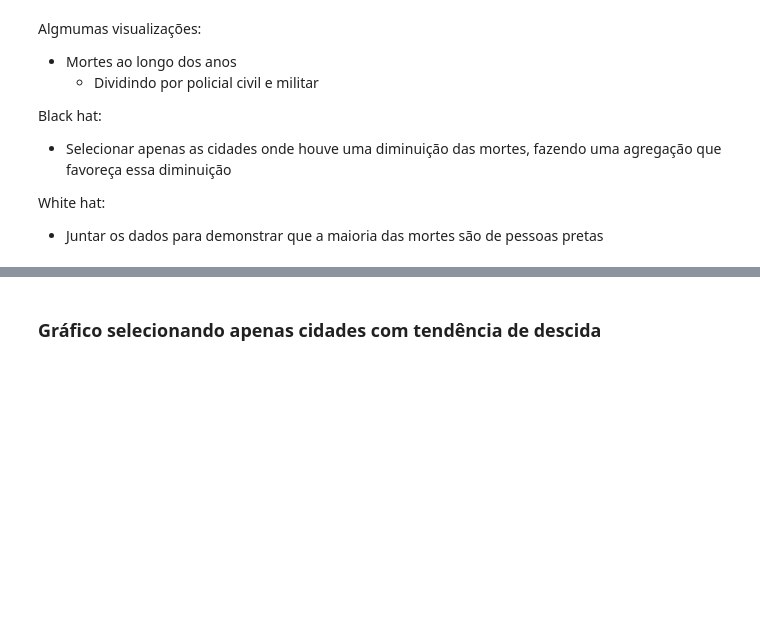
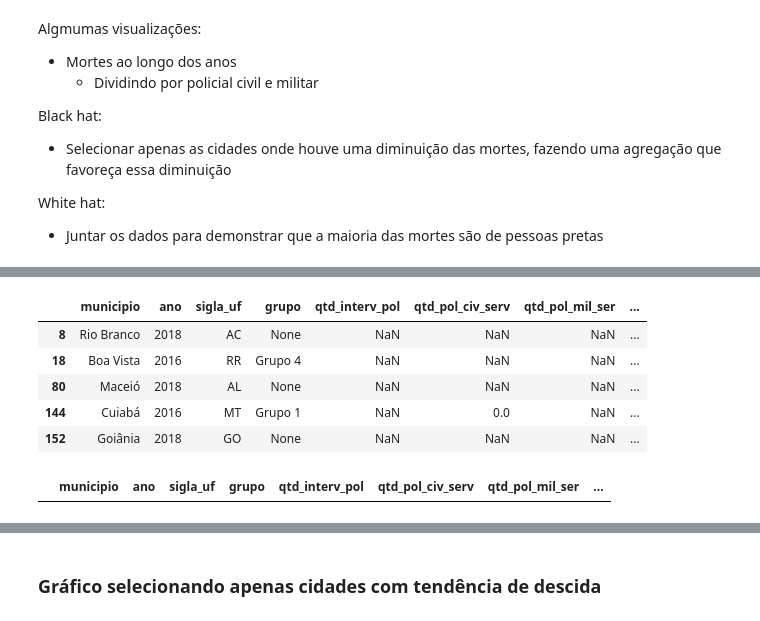
Before and after one commit to ddanieldma/data-visualization, a Jupyter notebook: T3/notebooks/transforming_data.ipynb, the cells around one changed output, grey strips where cells are left out. Saved outputs shown, nothing was run; the diff lists cells and outputs as text; code cells hidden in the pictures; blank space fills up the shorter version.

```diff
--- a/T3/notebooks/transforming_data.ipynb
+++ b/T3/notebooks/transforming_data.ipynb
@@ -233,3 +163,20 @@ White hat:
+# %%
+# Filling NaN values in qtd_interv_pol
+display(df_final[pd.isna(df_final['qtd_interv_pol'])])
+
+# Calculating mean values of death for each city
+mean_deaths_cities = df_final.groupby('municipio')['qtd_interv_pol'].transform('mean')
+df_final['qtd_interv_pol'] = df_final['qtd_interv_pol'].fillna(mean_deaths_cities)
+
+display(df_final[pd.isna(df_final['qtd_interv_pol'])])
+# %% [output]
+|  | municipio | ano | sigla_uf | grupo | qtd_interv_pol | qtd_pol_civ_serv | qtd_pol_mil_ser | ... |
+| 8 | Rio Branco | 2018 | AC | None | NaN | NaN | NaN | ... |
+| 18 | Boa Vista | 2016 | RR | Grupo 4 | NaN | NaN | NaN | ... |
+| 80 | Maceió | 2018 | AL | None | NaN | NaN | NaN | ... |
+| 144 | Cuiabá | 2016 | MT | Grupo 1 | NaN | 0.0 | NaN | ... |
+| 152 | Goiânia | 2018 | GO | None | NaN | NaN | NaN | ... |
+|  | municipio | ano | sigla_uf | grupo | qtd_interv_pol | qtd_pol_civ_serv | qtd_pol_mil_ser | ... |
 # %%
 df_aggregated = df_final.groupby(['ano', 'regiao'], as_index=False)['qtd_interv_pol'].sum()
 df_aggregated.head(5)
```
Also changed, not shown: parts of 23 cells of this notebook, 3 other files.
